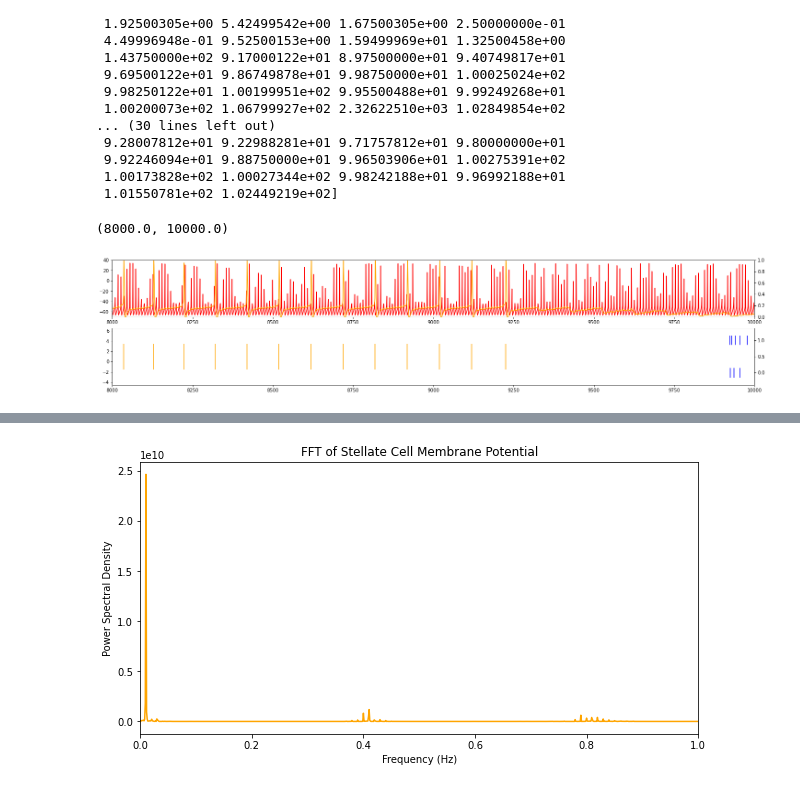
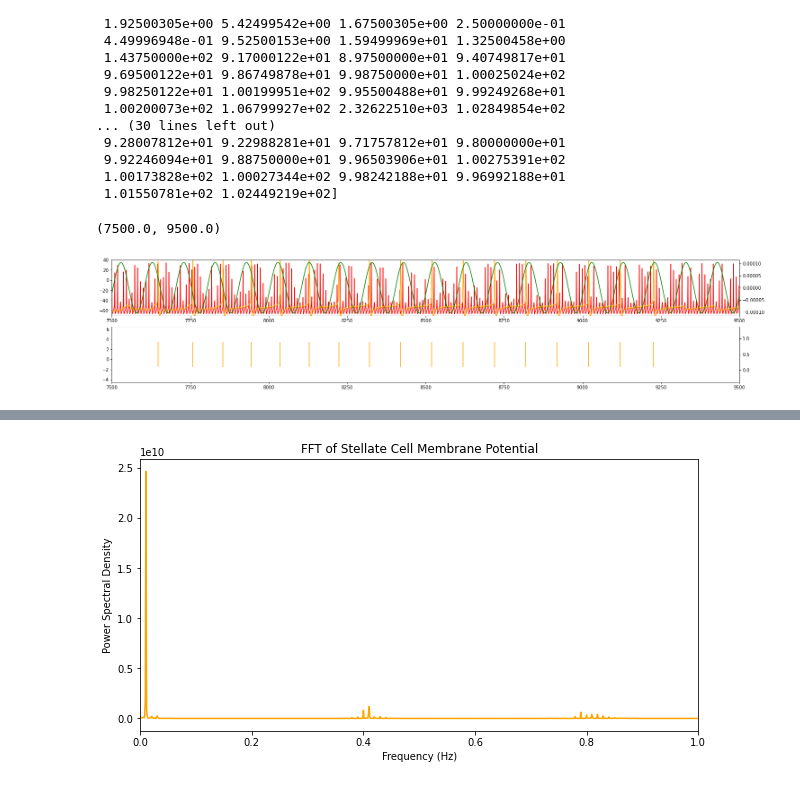
Before and after one commit to tiny-infinity/GridCellsTheta, a Jupyter notebook: analysis/PHPC/PHPC-DEMO-S-s-1a.ipynb, the cells around one changed output, grey strips where cells are left out. Cells and saved outputs as stored; diff of their text form; code cells hidden in the pictures.

Commit message:
stell_v + intrnrn_spk plot

```diff
--- a/analysis/PHPC/PHPC-DEMO-S-s-1a.ipynb
+++ b/analysis/PHPC/PHPC-DEMO-S-s-1a.ipynb
@@ -103,26 +103,27 @@ print(np.diff(stell_spikes_l[0]))
  1.01550781e+02 1.02449219e+02]
 # %%
 fig, ax = plt.subplots(2,1,figsize=(25,5))
-# ax[0].plot(i_theta.mean(0), color='green', label='Mean Theta Current')
+
 #ax[1].plot(stellate_v[0], color='orange', label='Mean Theta Current')
 ax2 = ax[1].twinx()
 ax1 = ax[0].twinx()
+ax1.plot(i_theta.mean(0), color='green', label='Mean Theta Current')
 cells_to_plot = [i for i in range(-15,16,1)]
 cell_idx =  0
 ax2.eventplot([intrnrn_spikes_l[i+cell_idx] for i in [-32,32]], lineoffsets=1, linelengths=0.3, colors='blue',alpha=1)
 ax[1].eventplot(stell_spikes_l[cell_idx], lineoffsets=1, linelengths=5, colors='orange')
 #ax1.eventplot(stell_spikes_l[cell_idx], lineoffsets=1, linelengths=5, colors='orange')
 
 # ax1.plot(intrnrn_v[32], color='red', label='Stellate Cell Membrane Potential')
 ax[0].plot(intrnrn_v[-1], color='red', label='Stellate Cell Membrane Potential')
 ax[0].plot(stellate_v[cell_idx], color='orange', label='Stellate Cell Membrane Potential')
 ax[0].set_ylim([-70, 40])
 
 #ax[1].eventplot(stell_spikes_l[0], lineoffsets=1, colors='blue', label='Stellate Cell Spikes')
 
-ax[1].set_xlim(8000,10000)
-ax[0].set_xlim(8000,10000)
+ax[1].set_xlim(7500,9500)
+ax[0].set_xlim(7500,9500)
 #ax[2].set_xlim(4000,6000)1)32
 # %% [output]
-(8000.0, 10000.0)
+(7500.0, 9500.0)
-[figure, old version]
+[figure, new version]
```
Also changed, not shown: parts of 1 cell of this notebook.
